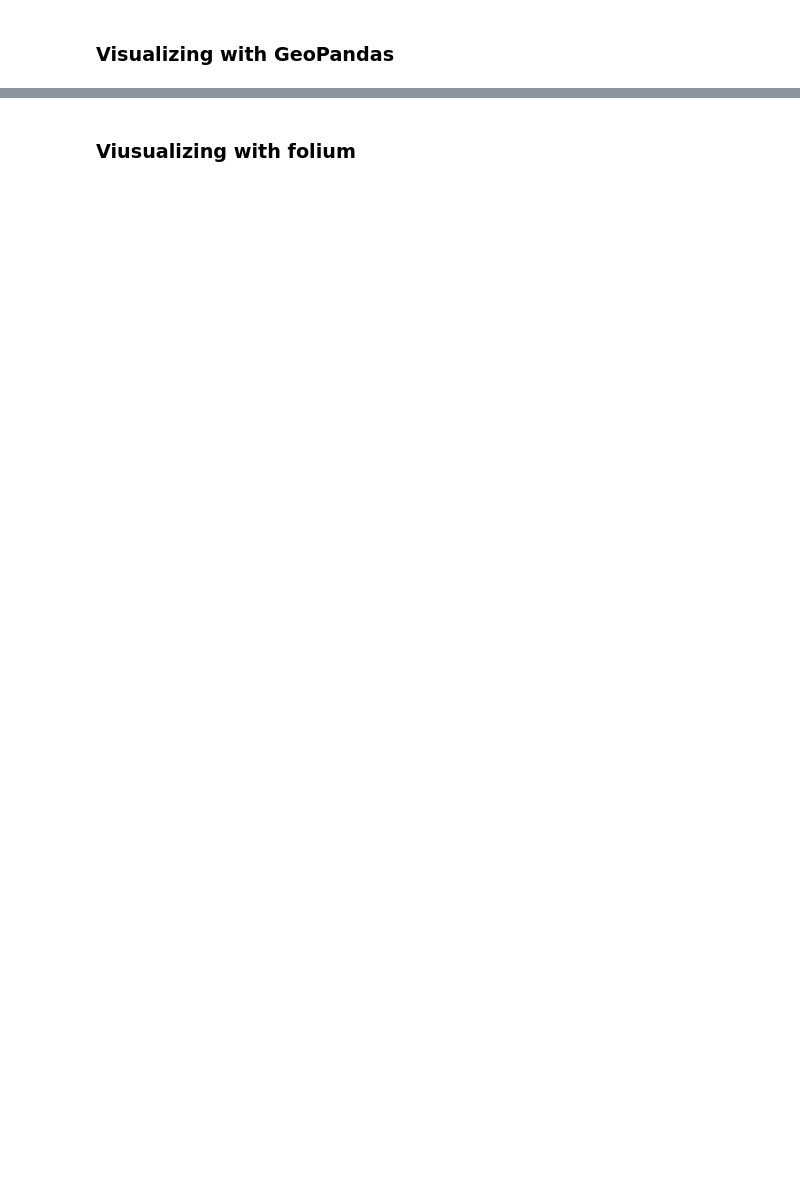
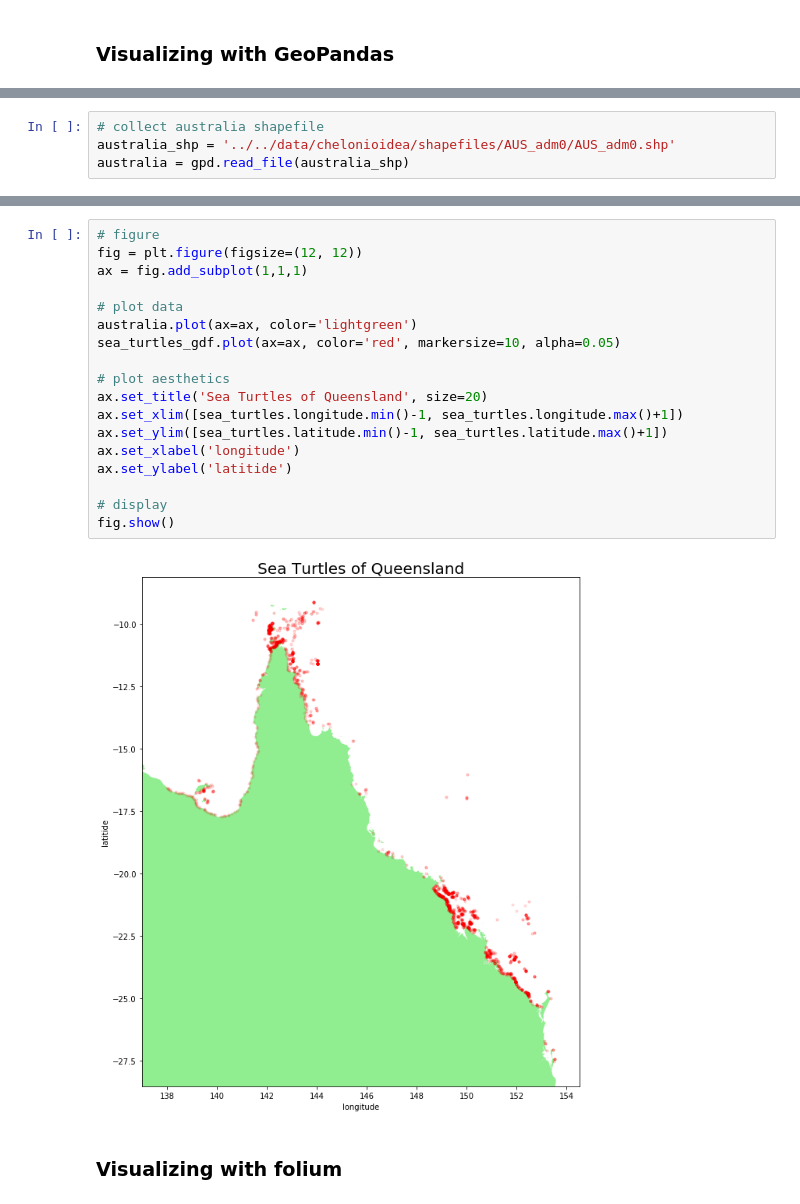
Before and after one commit to manukala6/cartography, a Jupyter notebook: sea_turtles.ipynb, the cells around one changed output, grey strips where cells are left out. Saved outputs shown, nothing was run; the diff lists cells and outputs as text; blank space fills up the shorter version.

```diff
--- a/sea_turtles.ipynb
+++ b/sea_turtles.ipynb
@@ -82,0 +67,4 @@ plt.show()
+# %%
+# collect australia shapefile
+australia_shp = '../../data/chelonioidea/shapefiles/AUS_adm0/AUS_adm0.shp'
+australia = gpd.read_file(australia_shp)
@@ -83,5 +80,25 @@ plt.show()
+# %%
+# figure
+fig = plt.figure(figsize=(12, 12))
+ax = fig.add_subplot(1,1,1)
+
+# plot data
+australia.plot(ax=ax, color='lightgreen')
+sea_turtles_gdf.plot(ax=ax, color='red', markersize=10, alpha=0.05)
+
+# plot aesthetics
+ax.set_title('Sea Turtles of Queensland', size=20)
+ax.set_xlim([sea_turtles.longitude.min()-1, sea_turtles.longitude.max()+1])
+ax.set_ylim([sea_turtles.latitude.min()-1, sea_turtles.latitude.max()+1])
+ax.set_xlabel('longitude')
+ax.set_ylabel('latitide')
+
+# display
+fig.show()
+# %% [output]
+[figure, added]
 # %% [markdown]
-### Viusualizing with folium
+### Visualizing with folium
 # %%
 sea_turtle_map = folium.Map(
     location=[-20, 146],
```
Also changed, not shown: parts of 6 cells of this notebook.
